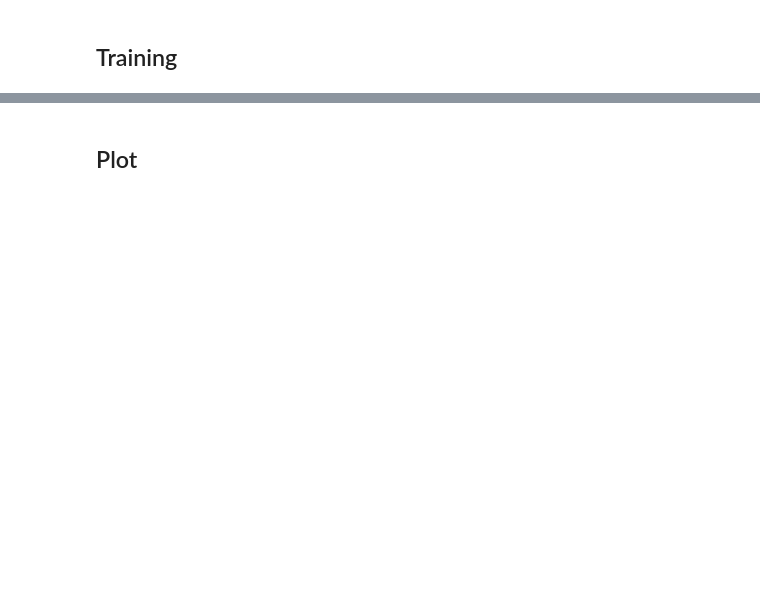
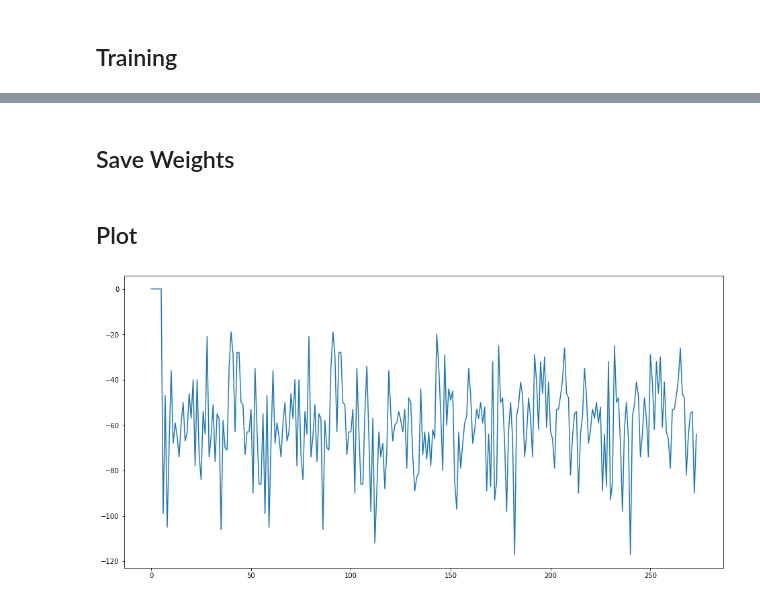
Before and after one commit to FreeLike76/TetrisBattleRoyaleRL, a Jupyter notebook: agent_rl/dqn_training.ipynb, the cells around one changed output, grey strips where cells are left out. Drawn from its saved outputs; the diff is of its cells as text; code cells hidden in the pictures; blank space fills up the shorter version.

```diff
--- a/agent_rl/dqn_training.ipynb
+++ b/agent_rl/dqn_training.ipynb
@@ -35,7 +187,7 @@ def moving_average(x, w):
 # %% [markdown]
 ## Test
 # %%
-episodes = 10
+episodes = 25
 for episode in range(1, episodes+1):
     state = env.reset()
     done = False
@@ -122,11 +281,11 @@ def build_agent(model):
     dqn = DQNAgent(model=model,
         memory=memory,
         policy=policy,
-        nb_actions=4,
+        nb_actions=5,
         gamma=0.99,
         nb_steps_warmup=256,
         batch_size=64,
-        target_model_update=0.1,
+        target_model_update=0.01,
         enable_double_dqn=True,
         enable_dueling_network=True)
     return dqn
@@ -134,7 +293,7 @@ def build_agent(model):
 dqn = build_agent(model)
 dqn.compile(tf.keras.optimizers.Adam(learning_rate=0.001, clipnorm=1.0), metrics=["mean_squared_error"])
 # %%
-#dqn.load_weights("")
+dqn.load_weights("saved/dqn_v1.h5")
 
 #from keras import backend as K
 #print(K.eval(dqn.model.optimizer.learning_rate))
@@ -145,5 +302,5 @@ dqn.compile(tf.keras.optimizers.Adam(learning_rate=0.001, clipnorm=1.0), metrics
 # %% [markdown]
 ## Training
 # %%
-history = dqn.fit(env, nb_steps=40000, visualize=False, verbose=1, log_interval=1000)
+history = dqn.fit(env, nb_steps=50000, visualize=False, verbose=1, log_interval=5000)
 # %% [output]
@@ -166,0 +324,2 @@ done, took 1486.802 seconds
+# %% [markdown]
+## Save Weights
@@ -167,10 +328,16 @@ done, took 1486.802 seconds
 # %% [markdown]
 ## Plot
 # %%
-full_hist = np.load("E:/Projects/Python/piis_rl_pacman/player_rl/saved/16conv/history.npy")
+# load history
+full_hist = np.load("saved/history.npy")
+# concat old and new history
 full_hist = np.concatenate((full_hist, np.array(history.history["episode_reward"])))
-np.save("E:/Projects/Python/piis_rl_pacman/player_rl/saved/16conv/history.npy", np.array(full_hist))
+# save history
+np.save("saved/history.npy", full_hist)
 
 plt.rcParams["figure.figsize"] = (16, 8)
-plt.plot(moving_average(full_hist, 100))
+#plt.plot(moving_average(full_hist, 10))
+plt.plot(full_hist)
 plt.show()
+# %% [output]
+[figure, added]
```
Also changed, not shown: parts of 15 cells of this notebook.
